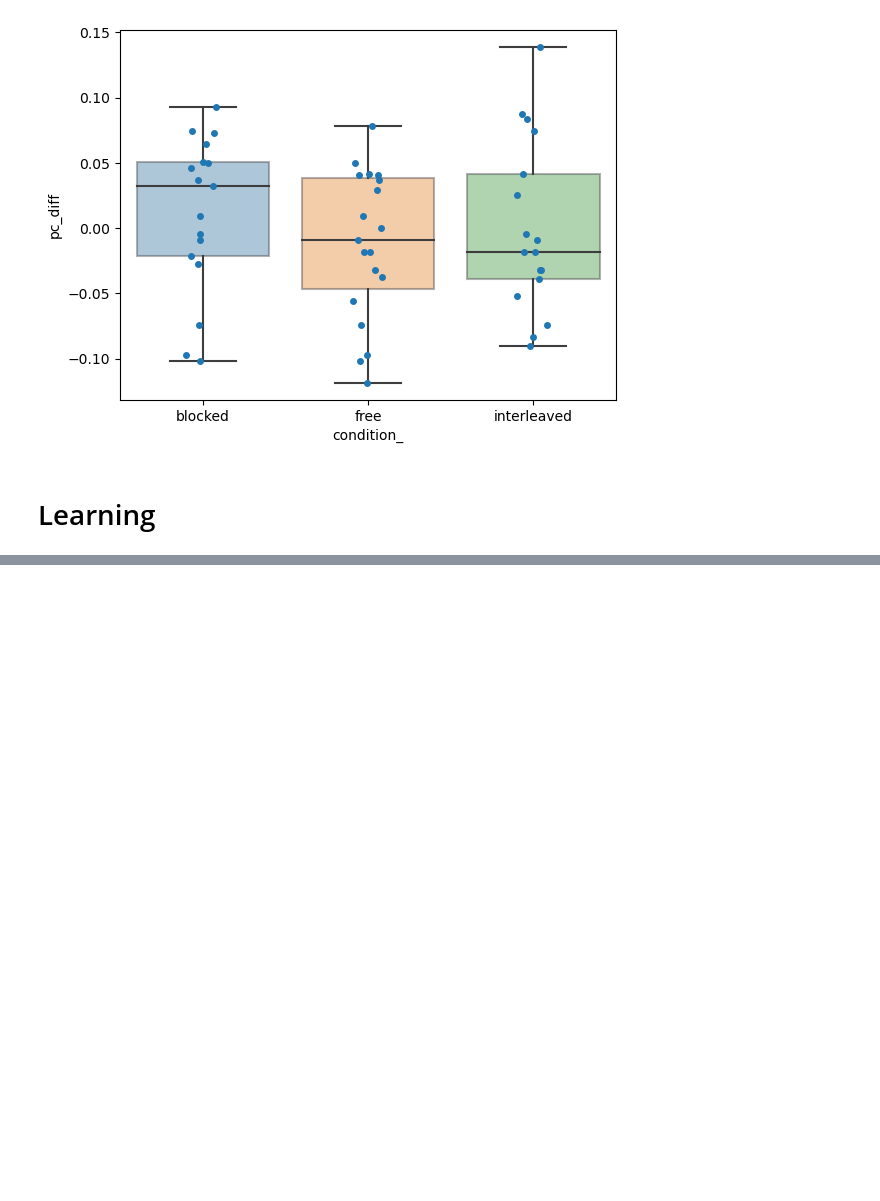
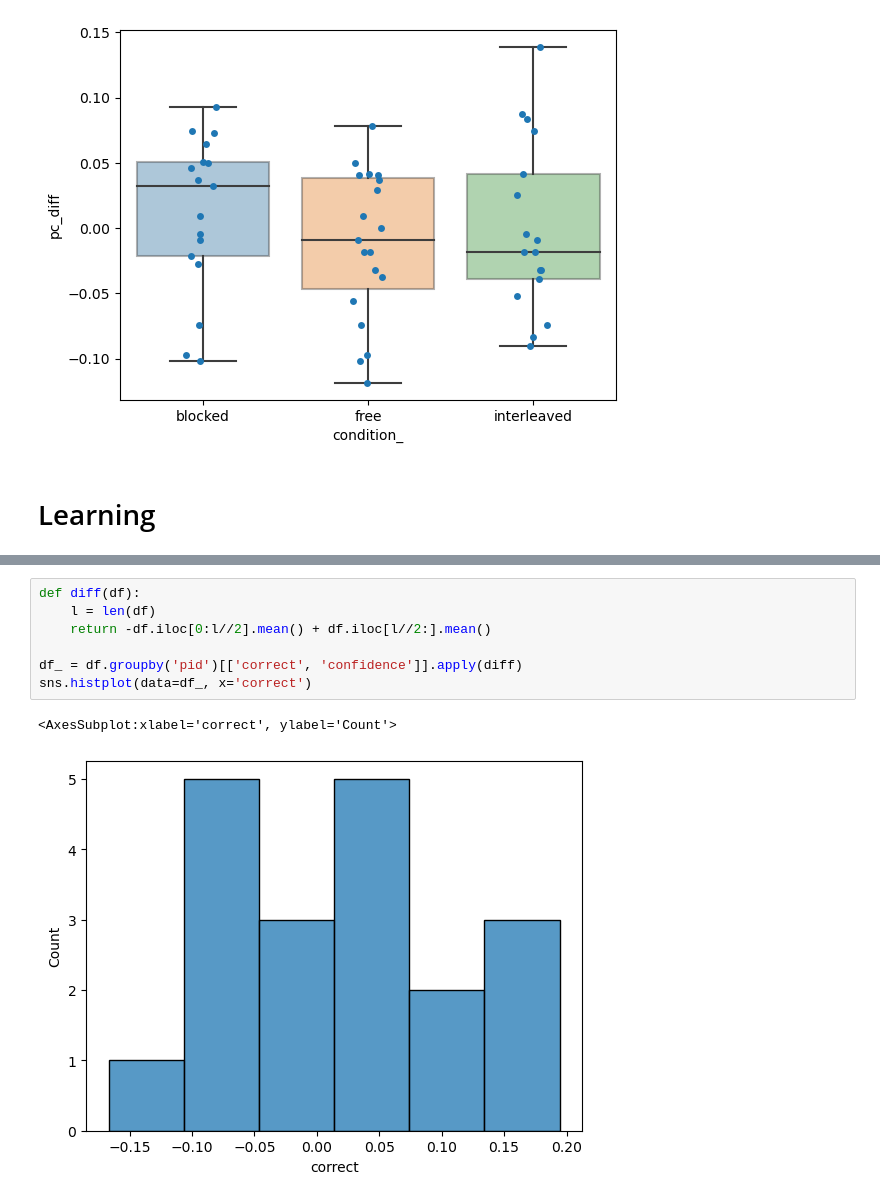
Before and after one commit to alex-ten/repetition_bias_active_learning, a Jupyter notebook: pilot_analyses.ipynb, the cells around one changed output, grey strips where cells are left out. Cells and saved outputs as stored; diff of their text form; blank space fills up the shorter version.

```diff
--- a/pilot_analyses.ipynb
+++ b/pilot_analyses.ipynb
@@ -178,0 +164,10 @@ plt.gca().set_ylim(-.035, .035)
+# %%
+def diff(df):
+    l = len(df)
+    return -df.iloc[0:l//2].mean() + df.iloc[l//2:].mean()
+
+df_ = df.groupby('pid')[['correct', 'confidence']].apply(diff)
+sns.histplot(data=df_, x='correct')
+# %% [output]
+<AxesSubplot:xlabel='correct', ylabel='Count'>
+[figure, added]
```
Also changed, not shown: parts of 6 cells of this notebook, 2 other files.
